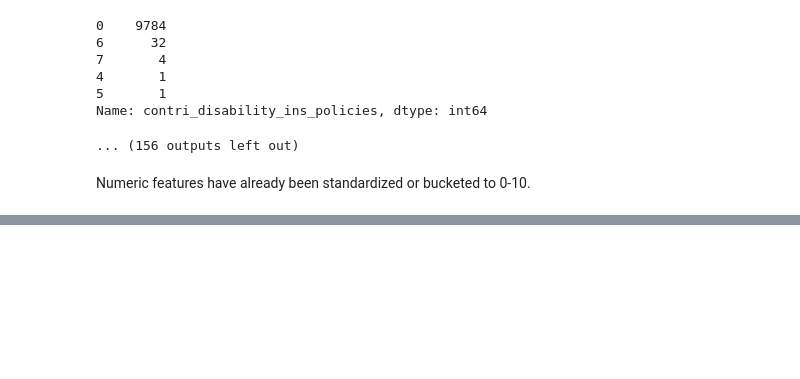
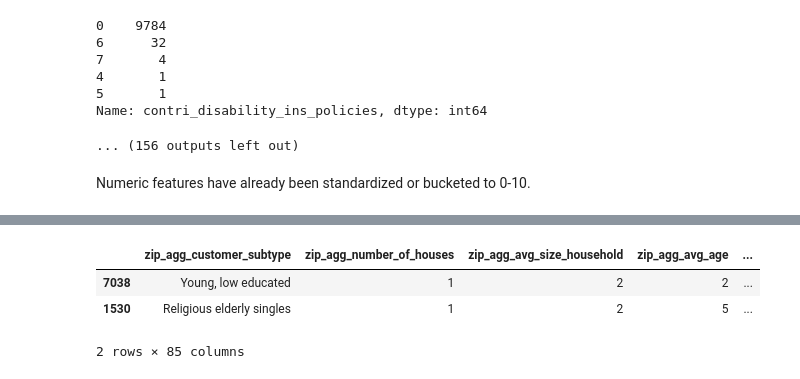
Before and after one commit to julielinx/aws_sagemaker, a Jupyter notebook: custom_pre_autopilot_v2.ipynb, the cells around one changed output, grey strips where cells are left out. Saved outputs shown, nothing was run; the diff lists cells and outputs as text; code cells hidden in the pictures; blank space fills up the shorter version.

```diff
--- a/custom_pre_autopilot_v2.ipynb
+++ b/custom_pre_autopilot_v2.ipynb
@@ -111,0 +148,7 @@ train_y = train.iloc[:, -1]
+# %%
+train_X.head(2)
+# %% [output]
+|  | zip_agg_customer_subtype | zip_agg_number_of_houses | zip_agg_avg_size_household | zip_agg_avg_age | ... |
+| 7038 | Young, low educated | 1 | 2 | 2 | ... |
+| 1530 | Religious elderly singles | 1 | 2 | 5 | ... |
+2 rows × 85 columns
```
Also changed, not shown: parts of 19 cells of this notebook, 6 other files.
